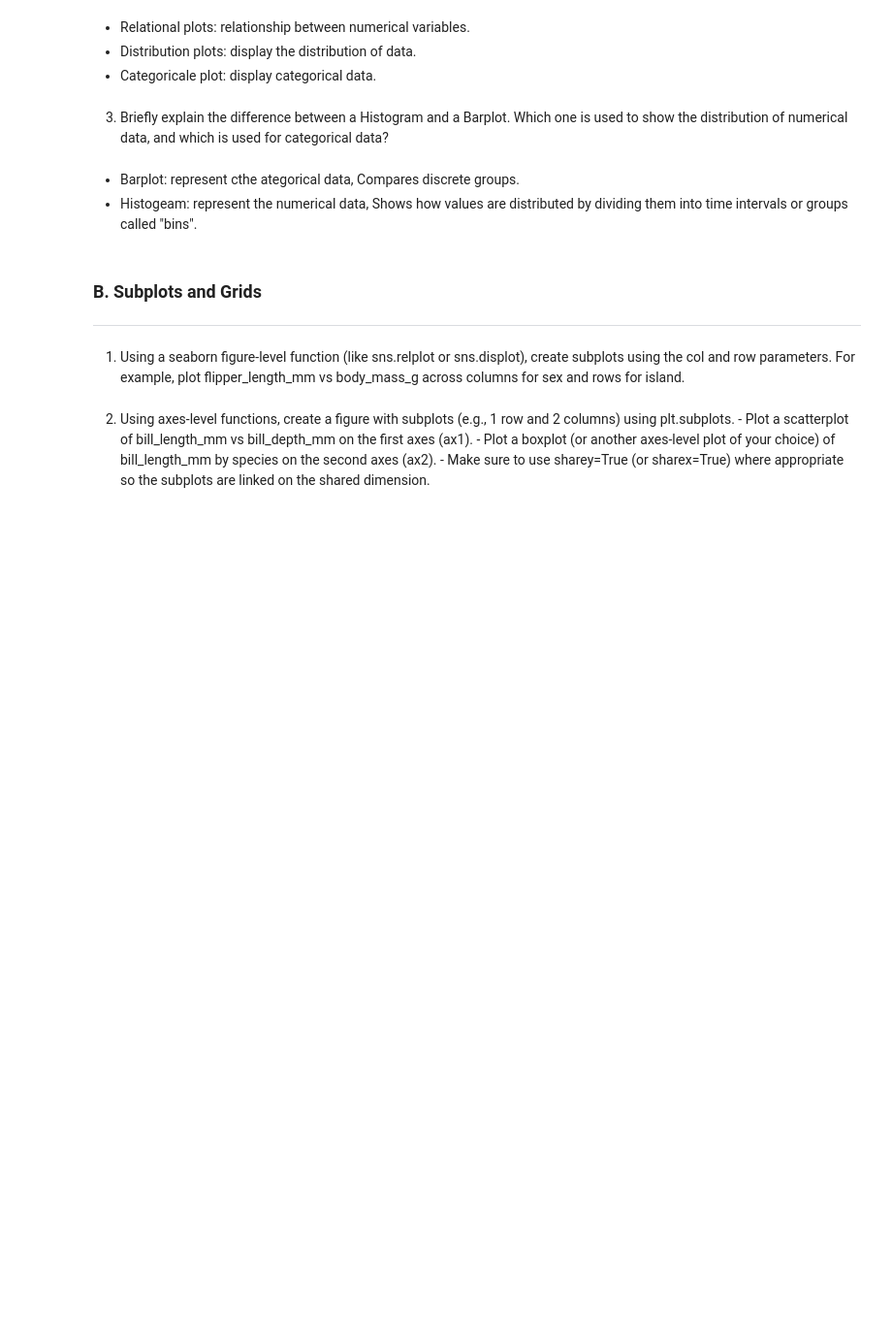
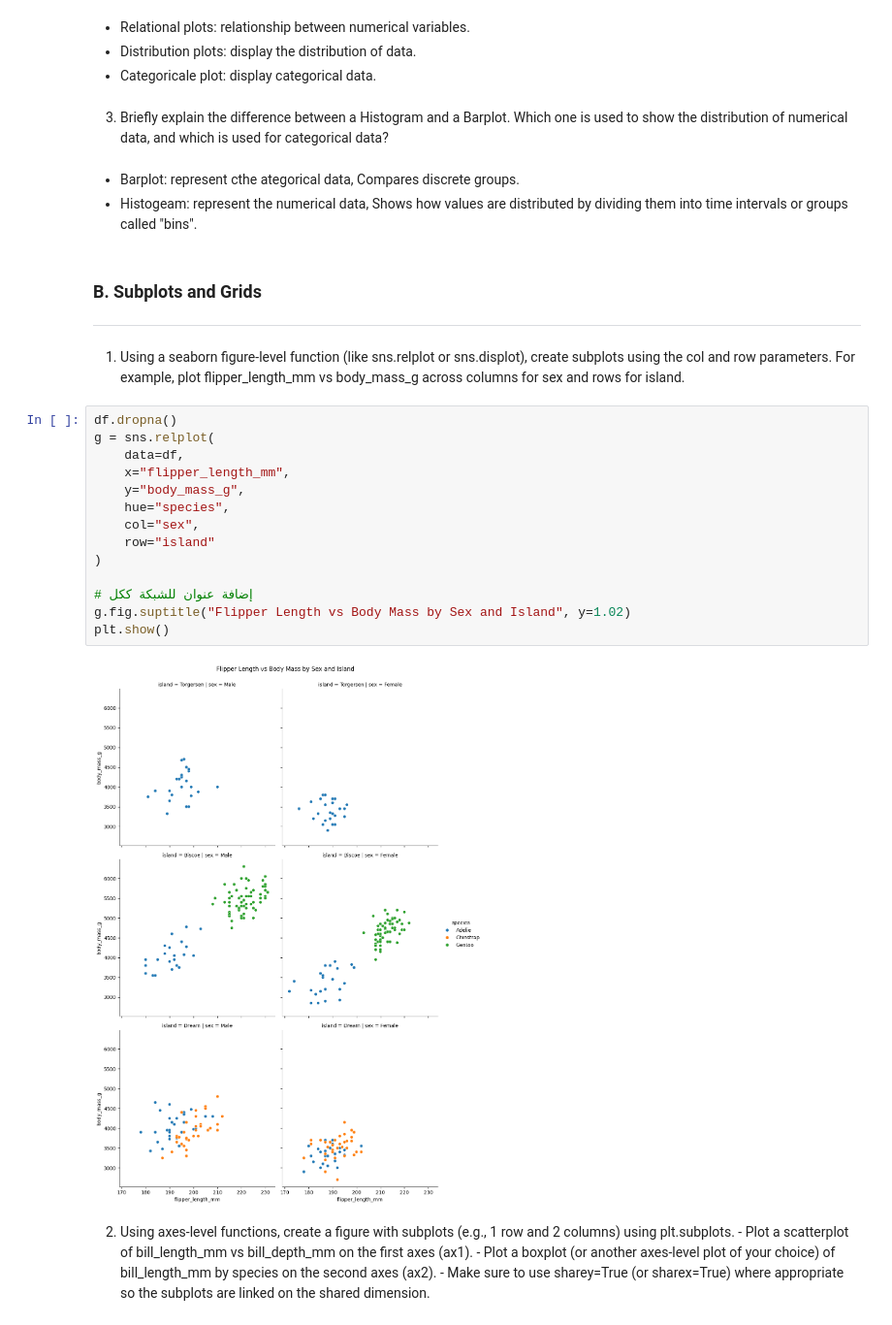
Before and after one commit to MonaMashta/AAI, a Jupyter notebook: student/Data Science/Module 3/Ex3-2.ipynb, the cells around one changed output. Shown at 97% size. Cells and saved outputs as stored; diff of their text form; blank space fills up the shorter version.

```diff
--- a/student/Data Science/Module 3/Ex3-2.ipynb
+++ b/student/Data Science/Module 3/Ex3-2.ipynb
@@ -42,5 +42,21 @@ df.head()
 ---
 # %% [markdown]
 1. Using a seaborn figure-level function (like sns.relplot or sns.displot), create subplots using the col and row parameters. For example, plot flipper_length_mm vs body_mass_g across columns for sex and rows for island.
+# %%
+df.dropna()
+g = sns.relplot(
+    data=df,
+    x="flipper_length_mm",
+    y="body_mass_g",
+    hue="species",
+    col="sex",
+    row="island"
+)
+
+# إضافة عنوان للشبكة ككل
+g.fig.suptitle("Flipper Length vs Body Mass by Sex and Island", y=1.02)
+plt.show()
+# %% [output]
+[figure, added]
 # %% [markdown]
 2. Using axes-level functions, create a figure with subplots (e.g., 1 row and 2 columns) using plt.subplots. - Plot a scatterplot of bill_length_mm vs bill_depth_mm on the first axes (ax1). - Plot a boxplot (or another axes-level plot of your choice) of bill_length_mm by species on the second axes (ax2). - Make sure to use sharey=True (or sharex=True) where appropriate so the subplots are linked on the shared dimension.
```
Also changed, not shown: parts of 1 cell of this notebook.
